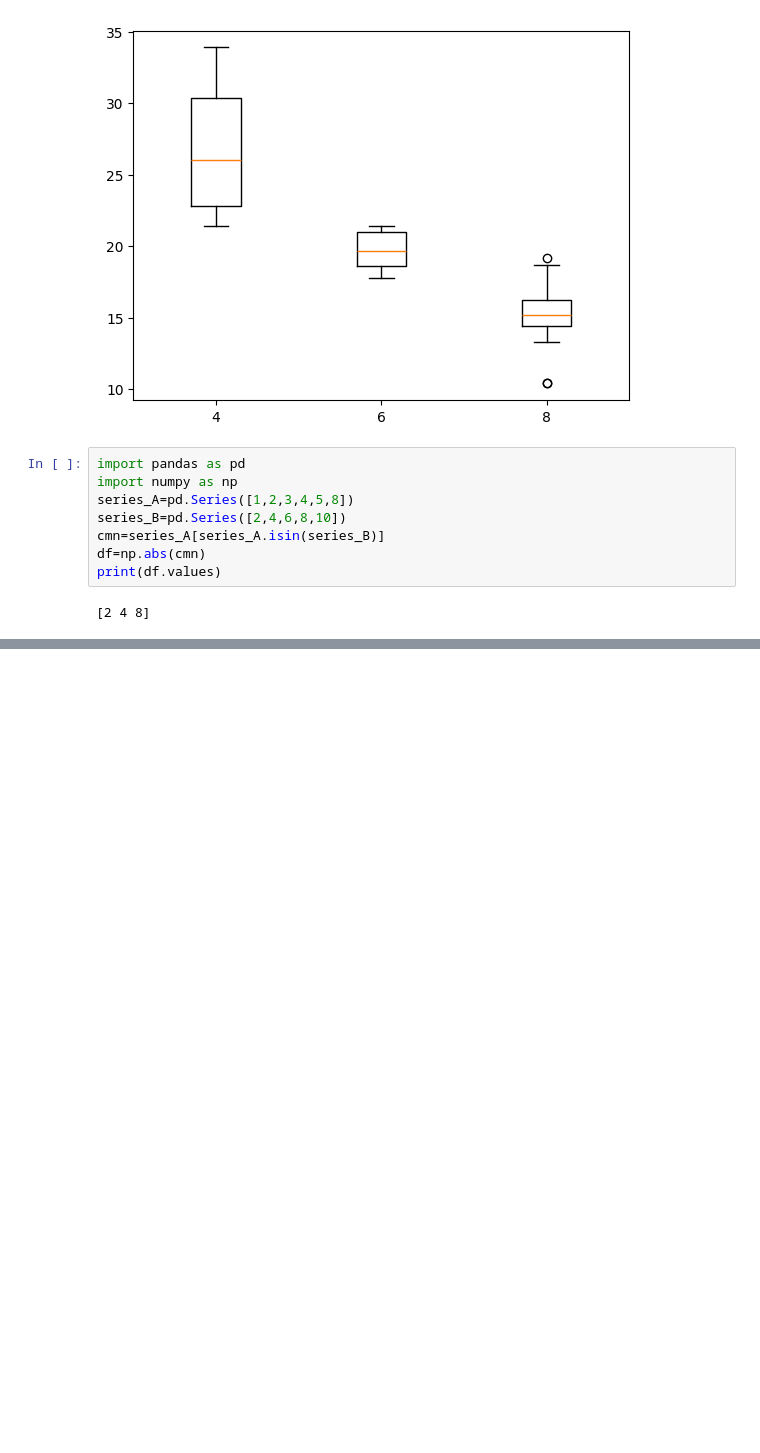
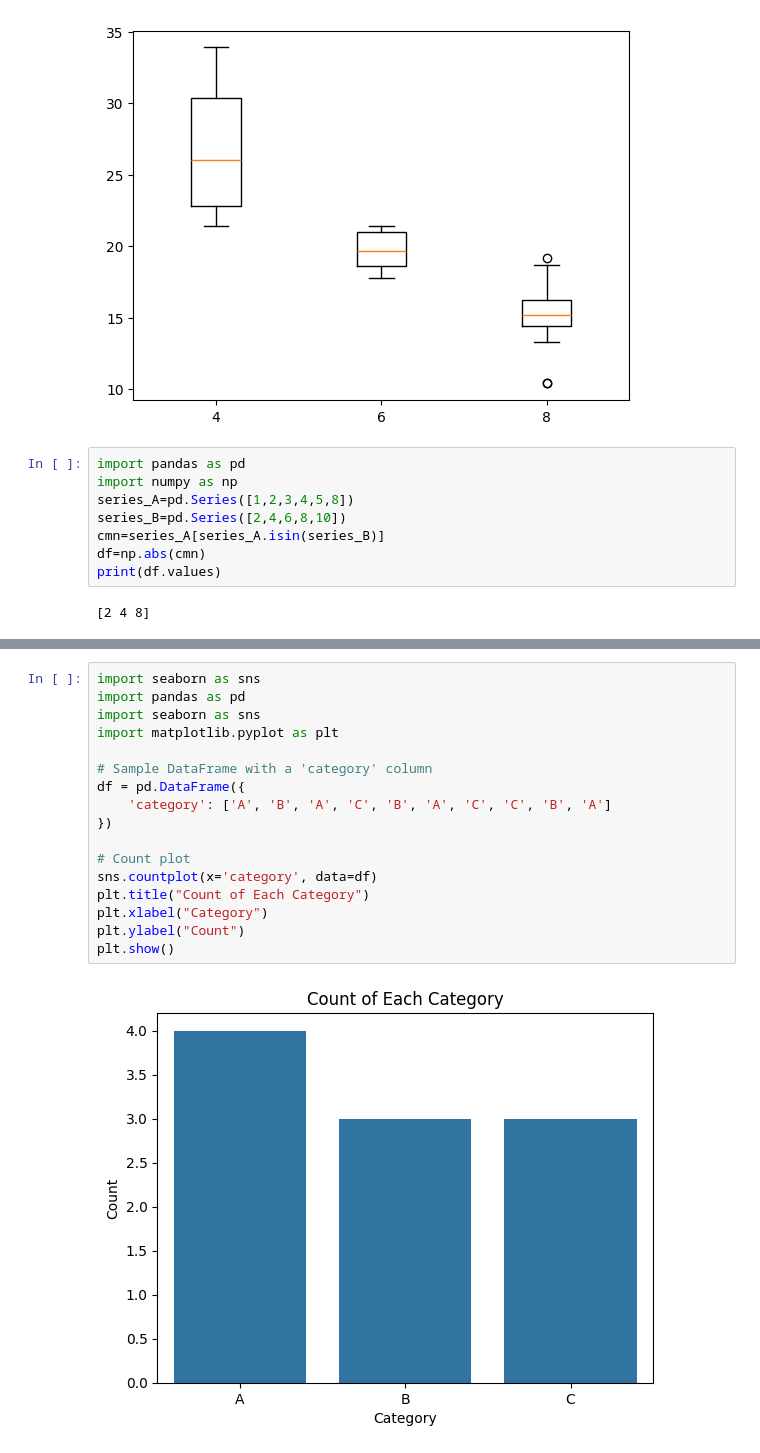
Before and after one commit to chinmayhandi/chinmay, a Jupyter notebook: AIML_Lab_Exercise.ipynb, the cells around one changed output, grey strips where cells are left out. Cells and saved outputs as stored; diff of their text form; blank space fills up the shorter version.

```diff
--- a/AIML_Lab_Exercise.ipynb
+++ b/AIML_Lab_Exercise.ipynb
@@ -2283,0 +2323,19 @@ print(df.values)
+# %%
+import seaborn as sns
+import pandas as pd
+import seaborn as sns
+import matplotlib.pyplot as plt
+
+# Sample DataFrame with a 'category' column
+df = pd.DataFrame({
+    'category': ['A', 'B', 'A', 'C', 'B', 'A', 'C', 'C', 'B', 'A']
+})
+
+# Count plot
+sns.countplot(x='category', data=df)
+plt.title("Count of Each Category")
+plt.xlabel("Category")
+plt.ylabel("Count")
+plt.show()
+# %% [output]
+[figure, added]
```
Also changed, not shown: parts of 25 cells of this notebook.
